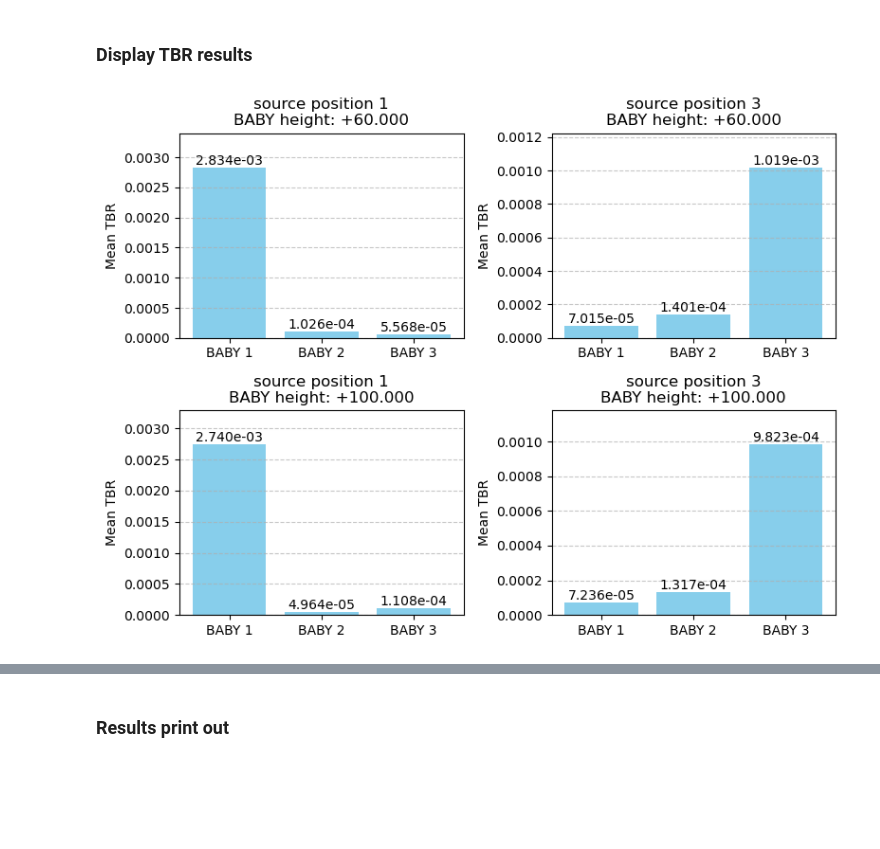
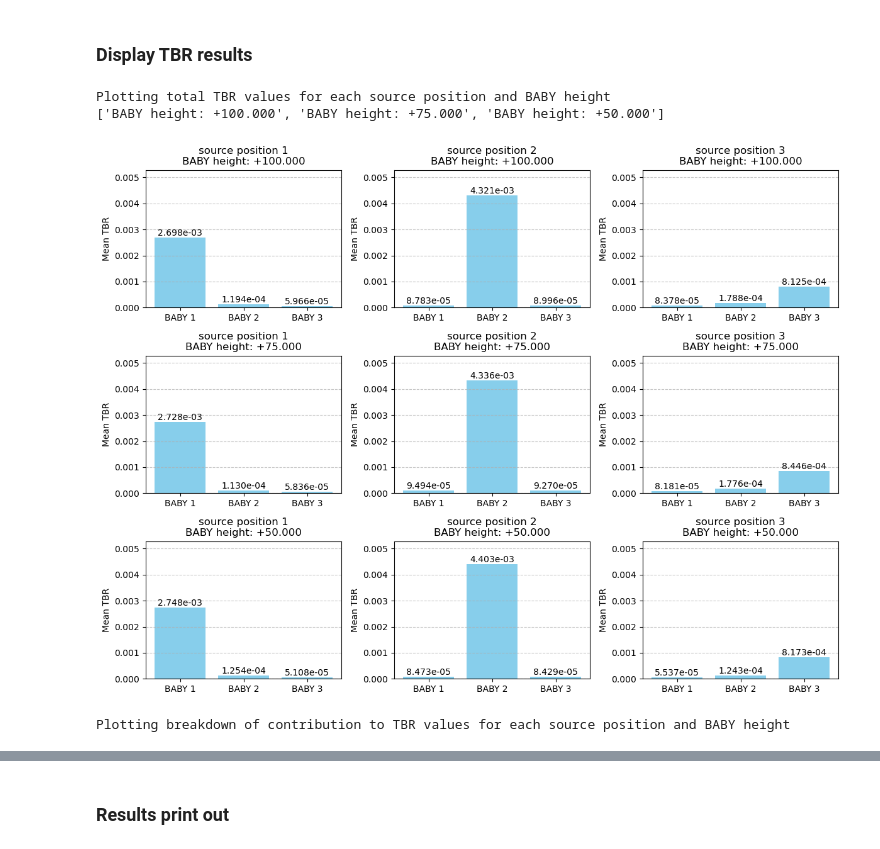
Before and after one commit to rossmacdonald98/Nursery_layout, a Jupyter notebook: analysis/neutron/postprocessing.ipynb, the cells around one changed output, grey strips where cells are left out. Saved outputs shown, nothing was run; the diff lists cells and outputs as text; code cells hidden in the pictures; blank space fills up the shorter version.

```diff
--- a/analysis/neutron/postprocessing.ipynb
+++ b/analysis/neutron/postprocessing.ipynb
@@ -111,7 +125,7 @@ plt.show()
 # %%
 for i, (x_c, y_c) in enumerate(baby_positions):
     ax = geometry.plot(
-        width=(120, (z_c + 40)),
+        width=(120, (baby_heights[0] + 40)),
         origin=(x_c, y_c, (baby_heights[0] + 40)/2),
         pixels=(1000, 1000),
         basis="yz",
@@ -132,6 +146,7 @@ for i, (x_c, y_c) in enumerate(baby_positions):
 # %% [markdown]
 ### Display TBR results
 # %%
+print("Plotting total TBR values for each source position and BABY height")
 # Load the processed data
 processed_data_file = "../../data/processed_data.json"
 with open(processed_data_file, "r") as f:
@@ -152,13 +167,30 @@ for sp_key in results:
     for z_key in results[sp_key].keys():
         heights_set.add(z_key)
 
+import re
+
+# Sort heights by the numerical value in the string
 def get_z_val(zkey):
-    try:
-        return float(zkey.split()[1])
-    except Exception:
-        return 0
+    # Extract the first number in the string (including sign and decimals)
+    m = re.search(r'([-+]?\d*\.?\d+)', zkey)
+    return float(m.group(1)) if m else 0
 
-heights_sorted = sorted(list(heights_set), key=get_z_val)
+heights_sorted = sorted(list(heights_set), key=get_z_val, reverse=True)
+print(heights_sorted)  # Expected order: ["BABY height: +100.000", "BABY height: +75.000", "BABY height: +50.000"]
+
+# --- Find global max TBR for consistent y-axis ---
+global_max_tbr = 0
+for sp_key in results:
+    for height_key in results[sp_key]:
+        run_data = results[sp_key][height_key]
+        baby_keys = [bk for bk in run_data.keys() if bk.startswith("modelled_TBR_") and "from" not in bk]
+        tbr_means = [run_data[bk]["mean"] for bk in baby_keys]
+        if tbr_means:
+            local_max = max(tbr_means)
+            if local_max > global_max_tbr:
+                global_max_tbr = local_max
+
+global_ylim = (0, global_max_tbr * 1.2)
 
 # Create subplots grid: rows for z_offsets and columns for source positions
 nrows = len(heights_sorted)
@@ -186,7 +218,7 @@ for col, sp_key in enumerate(source_positions):
         labels = [f"BABY {i+1}" for i in range(len(tbr_means))]
 
         bars = ax.bar(labels, tbr_means, color='skyblue')
-        ax.set_ylim(0, max(tbr_means)*1.2)
+        ax.set_ylim(*global_ylim)
         ax.set_title(f"{sp_key}\n{height_key}")
         ax.set_ylabel("Mean TBR")
         ax.grid(axis='y', linestyle='--', alpha=0.7)
@@ -205,6 +237,7 @@ for col, sp_key in enumerate(source_positions):
 plt.tight_layout()
 plt.show()
 
+print("Plotting breakdown of contribution to TBR values for each source position and BABY height")
 
 # --- Overlay plot: Overall TBR with contributions from wall and LiPb ---
 fig, axs = plt.subplots(nrows, ncols, figsize=(4*ncols, 3*nrows), squeeze=False)
@@ -219,7 +252,6 @@ for col, sp_key in enumerate(source_positions):
             ax.set_title(f"{sp_key}\n{height_key}")
             ax.set_xticks([])
             ax.set_yticks([])
-
             continue
 
         # Filter for only "modelled_TBR_i" entries (ignore any keys with 'from')
@@ -235,33 +267,40 @@ for col, sp_key in enumerate(source_positions):
         wall_TBR  = [run_data.get(f"modelled_TBR_from_wall_{i+1}", {"mean": 0})["mean"] for i in range(n_babies)]
         lipb_TBR  = [run_data.get(f"modelled_TBR_from_LiPb_{i+1}", {"mean": 0})["mean"] for i in range(n_babies)]
 
         x = np.arange(n_babies)
         width = 0.6
 
         # Plot the total as base bars
         bars_total = ax.bar(x, total_TBR, width, label="Total TBR", color="skyblue")
         # Overlay the wall contribution
         bars_wall = ax.bar(x, wall_TBR, width, label="TBR from wall", color="orange")
         # Overlay the LiPb contribution (stacked on top of wall contribution)
         bars_lipb = ax.bar(x, lipb_TBR, width, label="TBR from LiPb", color="green", bottom=wall_TBR)
 
         ax.set_xticks(x)
         ax.set_xticklabels(labels)
-        ax.set_ylim(0, (max(total_TBR) if total_TBR else 1)*1.2)
+        ax.set_ylim(*global_ylim)
         ax.set_ylabel("Mean TBR", fontsize=12)
         ax.set_title(f"{sp_key}\n{height_key}", fontsize=12)
-        ax.legend(fontsize=10, loc='best')
+
+        # Only add legend on the first subplot
+        if row == 0 and col == 0:
+            ax.legend(fontsize=10, loc='best')
+
         ax.grid(axis='y', linestyle='--', alpha=0.7)
 
         # Annotate total TBR values above the bars
         for bar in bars_total:
             height_bar = bar.get_height()
             ax.annotate(f"{height_bar:.2e}",
                         xy=(bar.get_x() + bar.get_width()/2, height_bar),
                         xytext=(0,3), textcoords="offset points",
                         ha="center", va="bottom", fontsize=8)
 
 plt.tight_layout()
 plt.show()
 # %% [output]
+Plotting total TBR values for each source position and BABY height
+['BABY height: +100.000', 'BABY height: +75.000', 'BABY height: +50.000']
-[figure, old version]
+[figure, new version]
+Plotting breakdown of contribution to TBR values for each source position and BABY height
```
Also changed, not shown: parts of 6 cells of this notebook, 1 other file.
